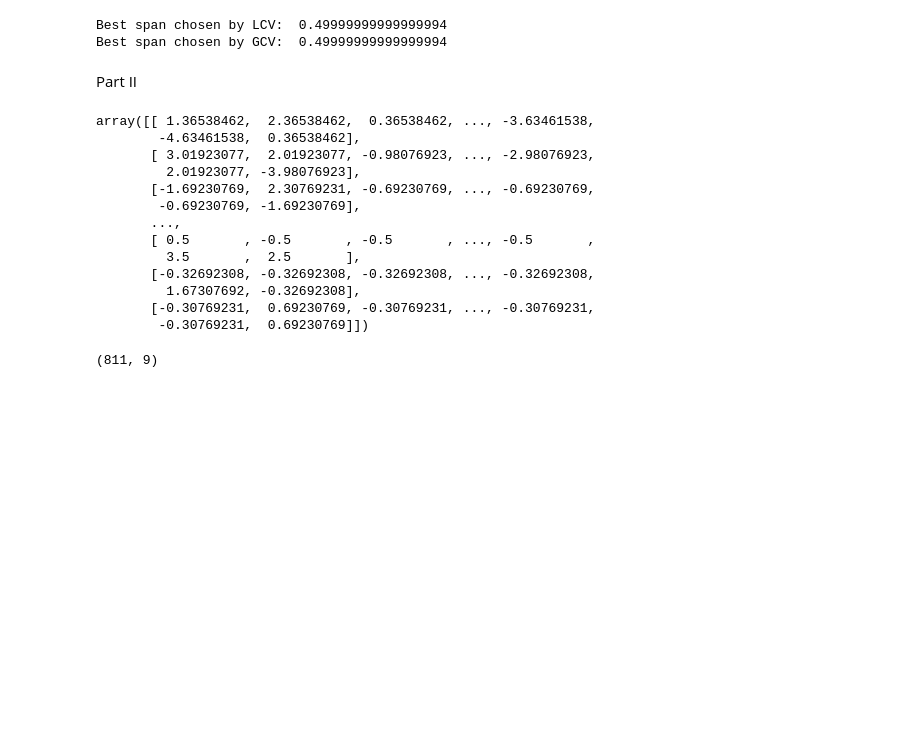
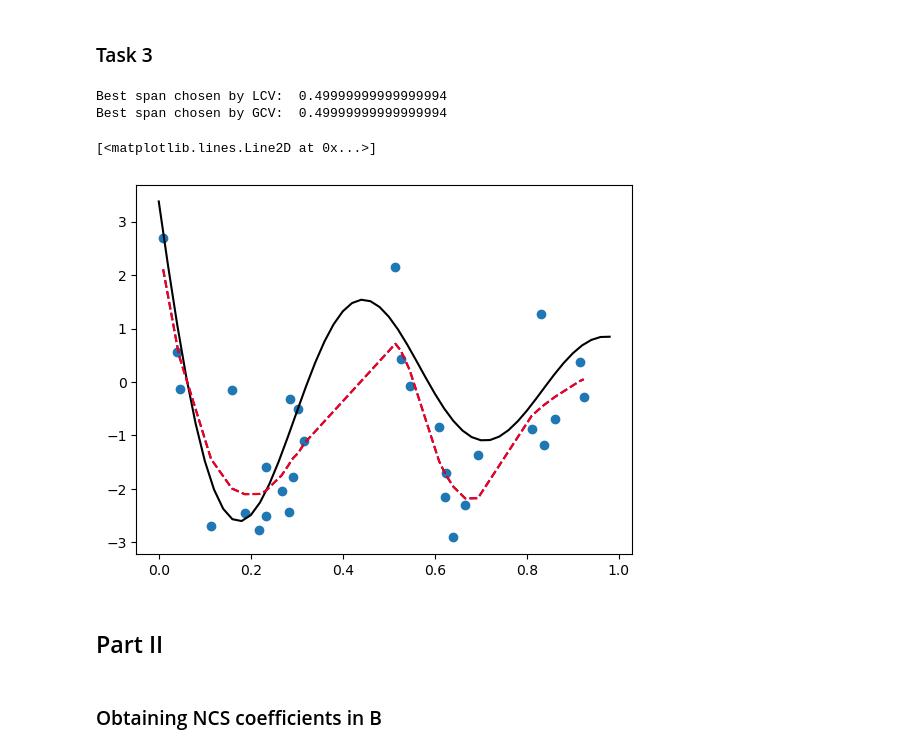
Before and after one commit to nishanthalladi/cs598psl, a Jupyter notebook: coding3/Coding3.ipynb, the cells around one changed output. Drawn from its saved outputs; the diff is of its cells as text; code cells hidden in the pictures; blank space fills up the shorter version.

Commit message:
coding 3 part 1 and 2

```diff
--- a/coding3/Coding3.ipynb
+++ b/coding3/Coding3.ipynb
@@ -43,6 +60,31 @@ best_span_gcv = spans[np.argmin(gcvs)]
+# %% [markdown]
+### Task 3
 # %%
 print('Best span chosen by LCV: ', best_span_lcv)
 print('Best span chosen by GCV: ', best_span_gcv)
 # %% [output]
 Best span chosen by LCV:  0.49999999999999994
 Best span chosen by GCV:  0.49999999999999994
+# %%
+import matplotlib.pyplot as plt
+
+plt.plot(x, y, 'o')
+
+range_ = np.arange(0.0, 1, 0.02)
+plt.plot(range_, np.sin(12 * (range_ + 0.2)) / (range_ + 0.2), 'k')
+
+loess_model = loess(x, y)
+loess_model.model.span = best_span_lcv
+loess_model.fit()
+y_hat_lcv = loess_model.outputs.fitted_values
+
+loess_model = loess(x, y)
+loess_model.model.span = best_span_gcv
+loess_model.fit()
+y_hat_gcv = loess_model.outputs.fitted_values
+
+plt.plot(x, y_hat_lcv, 'b--')
+plt.plot(x, y_hat_gcv, 'r--')
+# %% [output]
+[<matplotlib.lines.Line2D at 0x...>]
+[figure, added]
@@ -49,25 +95,9 @@ Best span chosen by GCV:  0.49999999999999994
 # %% [markdown]
-Part II
+## Part II
 # %%
 data = np.loadtxt(open("Sales_Transactions_Dataset_Weekly.csv", "rb"), delimiter=",", skiprows=1, usecols=range(1,53))
 
 x = data - np.mean(data, axis=1, keepdims=True)
-np.shape(x)
-x
-# %% [output]
-array([[ 1.36538462,  2.36538462,  0.36538462, ..., -3.63461538,
-        -4.63461538,  0.36538462],
-       [ 3.01923077,  2.01923077, -0.98076923, ..., -2.98076923,
-         2.01923077, -3.98076923],
-       [-1.69230769,  2.30769231, -0.69230769, ..., -0.69230769,
-        -0.69230769, -1.69230769],
-       ...,
-       [ 0.5       , -0.5       , -0.5       , ..., -0.5       ,
-         3.5       ,  2.5       ],
-       [-0.32692308, -0.32692308, -0.32692308, ..., -0.32692308,
-         1.67307692, -0.32692308],
-       [-0.30769231,  0.69230769, -0.30769231, ..., -0.30769231,
-        -0.30769231,  0.69230769]])
 # %%
 # converted from R's ns()
 def ns(x, df=None, knots=None, boundary_knots=None, include_intercept=False):
@@ -158,14 +188,14 @@ def ns(x, df=None, knots=None, boundary_knots=None, include_intercept=False):
     basis = (qr_const.T @ basis.T).T[:, 2:]
 
     return basis
+# %% [markdown]
+### Obtaining NCS coefficients in B
 # %%
-F = ns(x[3,:], df=10)
-#F = ns(x, df=10)
+# obtaining NCS coefficients in B
+weeks = np.arange(1, 53, 1)
+F = ns(weeks, df=10)
 F = F[:,1:]
-np.shape(F)
+F -= np.mean(F, axis=0)
 
 BT = np.linalg.inv(F.T @ F) @ F.T @ x.T
 B = BT.T
-np.shape(B)
-# %% [output]
-(811, 9)
```
Also changed, not shown: parts of 11 cells of this notebook, 2 other files.
